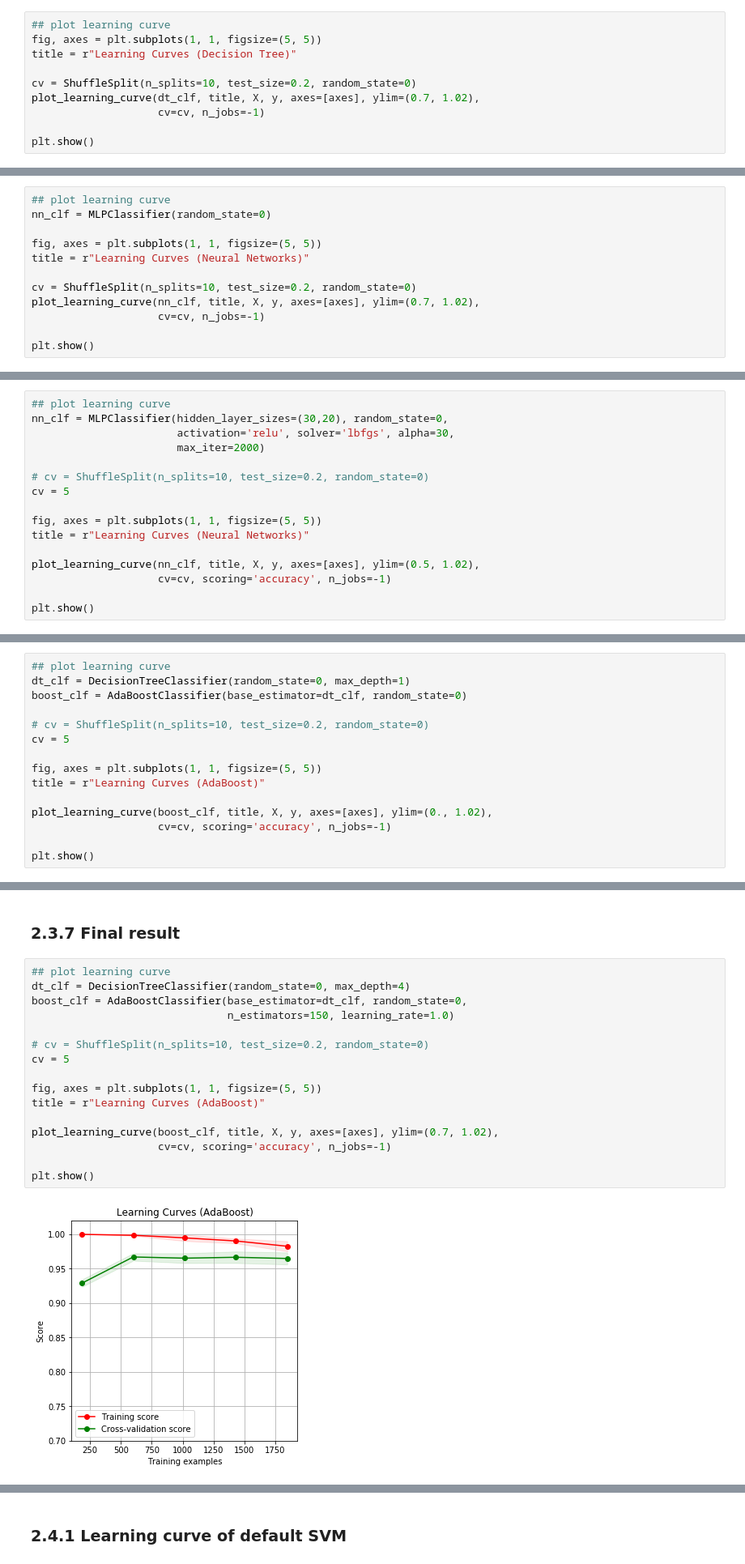
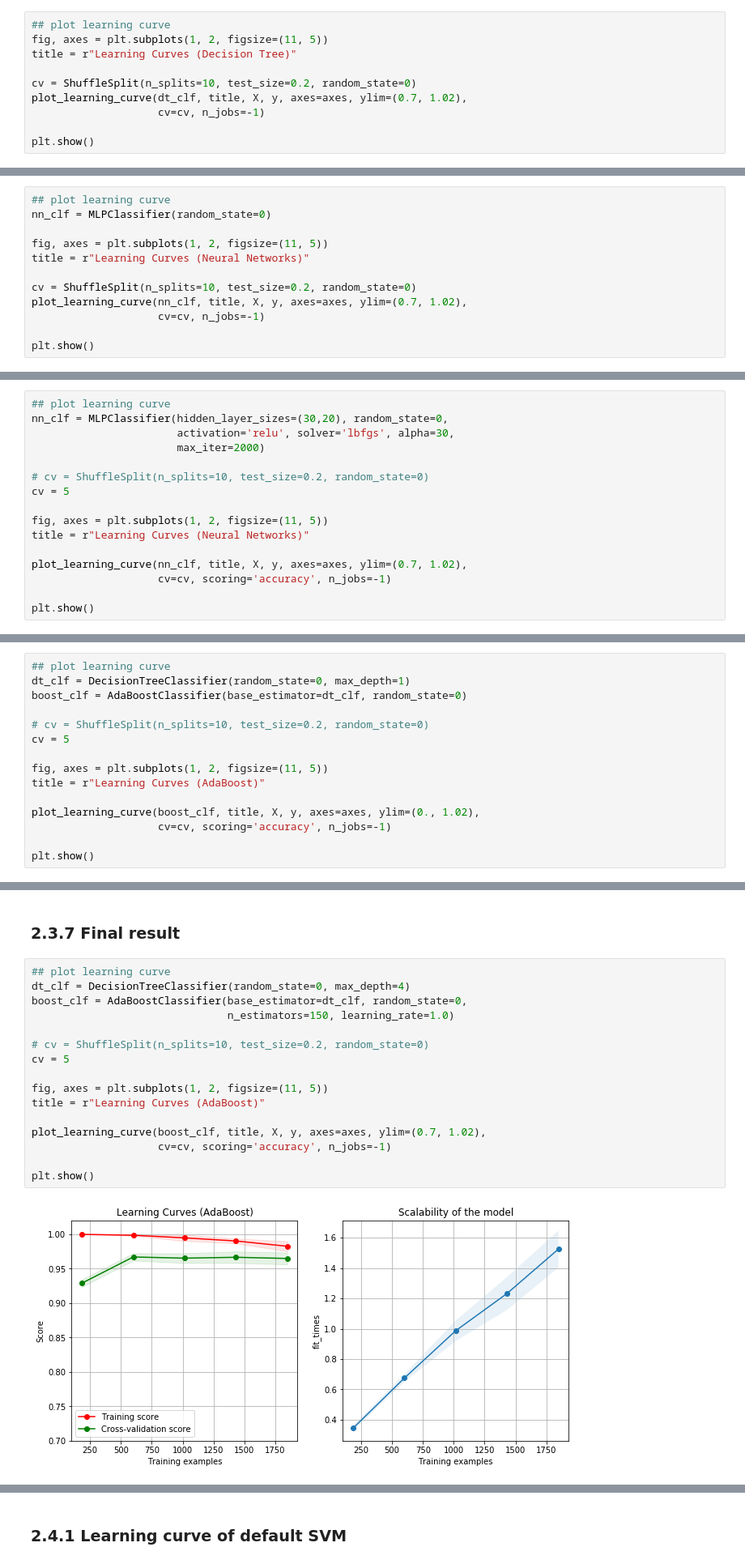
Before and after one commit to shileiphys/CS7641, a Jupyter notebook: HW1-b.ipynb, the cells around one changed output, grey strips where cells are left out. Shown at 81% size. Cells and saved outputs as stored; diff of their text form.

```diff
--- a/HW1-b.ipynb
+++ b/HW1-b.ipynb
@@ -604,11 +488,11 @@ ax = plot_validation_curve(alpha_range, train_mean_std, test_mean_std,
 dt_clf = DecisionTreeClassifier(random_state=0, max_depth=20, ccp_alpha=0.009)
 # %%
 ## plot learning curve
-fig, axes = plt.subplots(1, 1, figsize=(5, 5))
+fig, axes = plt.subplots(1, 2, figsize=(11, 5))
 title = r"Learning Curves (Decision Tree)"
 
 cv = ShuffleSplit(n_splits=10, test_size=0.2, random_state=0)
-plot_learning_curve(dt_clf, title, X, y, axes=[axes], ylim=(0.7, 1.02),
+plot_learning_curve(dt_clf, title, X, y, axes=axes, ylim=(0.7, 1.02),
                     cv=cv, n_jobs=-1)
 
 plt.show()
@@ -659,11 +545,11 @@ acc: 98.11%, cv score: 96.05%
 ## plot learning curve
 nn_clf = MLPClassifier(random_state=0)
 
-fig, axes = plt.subplots(1, 1, figsize=(5, 5))
+fig, axes = plt.subplots(1, 2, figsize=(11, 5))
 title = r"Learning Curves (Neural Networks)"
 
 cv = ShuffleSplit(n_splits=10, test_size=0.2, random_state=0)
-plot_learning_curve(nn_clf, title, X, y, axes=[axes], ylim=(0.7, 1.02),
+plot_learning_curve(nn_clf, title, X, y, axes=axes, ylim=(0.7, 1.02),
                     cv=cv, n_jobs=-1)
 
 plt.show()
@@ -779,10 +665,10 @@ nn_clf = MLPClassifier(hidden_layer_sizes=(30,20), random_state=0,
 # cv = ShuffleSplit(n_splits=10, test_size=0.2, random_state=0)
 cv = 5
 
-fig, axes = plt.subplots(1, 1, figsize=(5, 5))
+fig, axes = plt.subplots(1, 2, figsize=(11, 5))
 title = r"Learning Curves (Neural Networks)"
 
-plot_learning_curve(nn_clf, title, X, y, axes=[axes], ylim=(0.5, 1.02),
+plot_learning_curve(nn_clf, title, X, y, axes=axes, ylim=(0.7, 1.02),
                     cv=cv, scoring='accuracy', n_jobs=-1)
 
 plt.show()
@@ -859,10 +745,10 @@ boost_clf = AdaBoostClassifier(base_estimator=dt_clf, random_state=0)
 # cv = ShuffleSplit(n_splits=10, test_size=0.2, random_state=0)
 cv = 5
 
-fig, axes = plt.subplots(1, 1, figsize=(5, 5))
+fig, axes = plt.subplots(1, 2, figsize=(11, 5))
 title = r"Learning Curves (AdaBoost)"
 
-plot_learning_curve(boost_clf, title, X, y, axes=[axes], ylim=(0., 1.02),
+plot_learning_curve(boost_clf, title, X, y, axes=axes, ylim=(0., 1.02),
                     cv=cv, scoring='accuracy', n_jobs=-1)
 
 plt.show()
@@ -1038,21 +924,21 @@ ax = plot_validation_curve(param_range, train_mean_std, test_mean_std,
 # %%
 ## plot learning curve
 dt_clf = DecisionTreeClassifier(random_state=0, max_depth=4)
 boost_clf = AdaBoostClassifier(base_estimator=dt_clf, random_state=0,
                                n_estimators=150, learning_rate=1.0)
 
 # cv = ShuffleSplit(n_splits=10, test_size=0.2, random_state=0)
 cv = 5
 
-fig, axes = plt.subplots(1, 1, figsize=(5, 5))
+fig, axes = plt.subplots(1, 2, figsize=(11, 5))
 title = r"Learning Curves (AdaBoost)"
 
-plot_learning_curve(boost_clf, title, X, y, axes=[axes], ylim=(0.7, 1.02),
+plot_learning_curve(boost_clf, title, X, y, axes=axes, ylim=(0.7, 1.02),
                     cv=cv, scoring='accuracy', n_jobs=-1)
 
 plt.show()
 # %% [output]
-[figure, old version]
+[figure, new version]
 # %%
 # dt_clf = DecisionTreeClassifier(random_state=0, max_depth=2)
 # boost_clf = AdaBoostClassifier(base_estimator=dt_clf, random_state=0,
```
Also changed, not shown: parts of 44 cells of this notebook, 1 other file.
